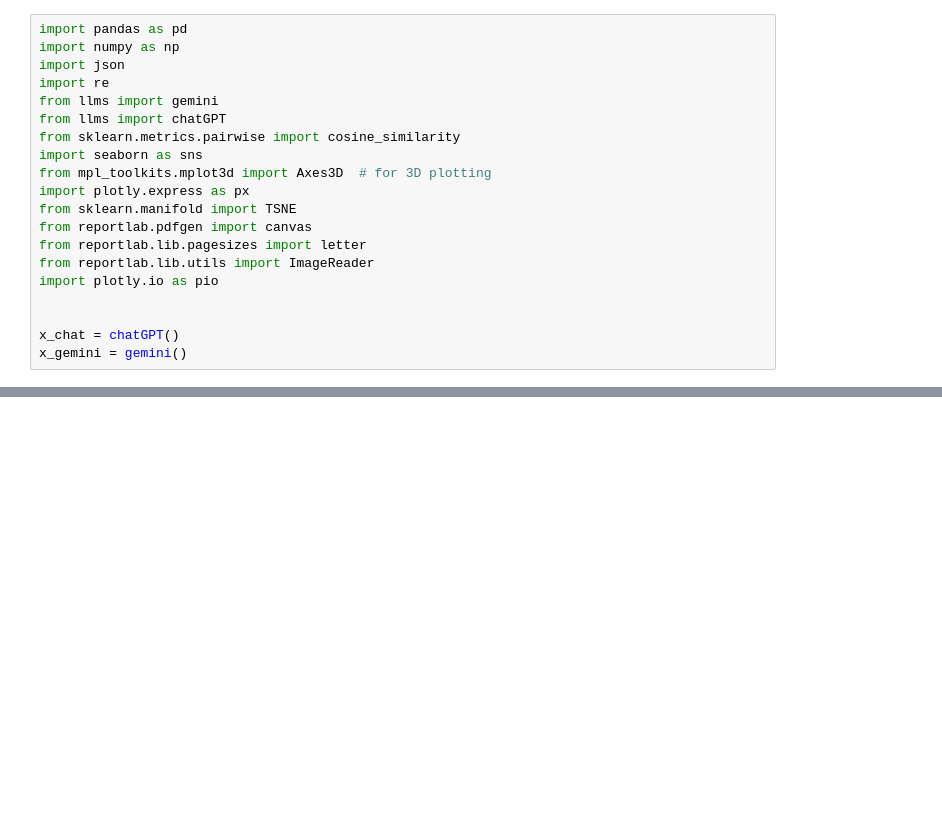
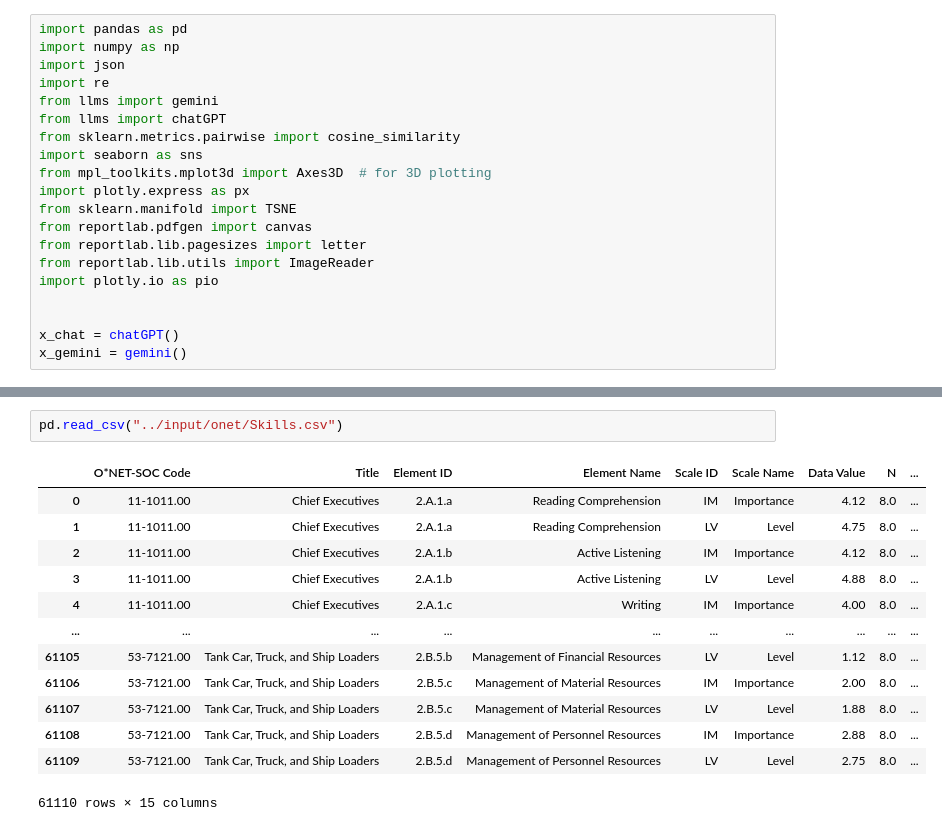
Before and after one commit to Julia-Susser/AI-Startup-Impact-on-US-Labor-Economy-via-Task-Automation, a Jupyter notebook: src/eda_data.ipynb, the cells around one changed output, grey strips where cells are left out. Saved outputs shown, nothing was run; the diff lists cells and outputs as text; blank space fills up the shorter version.

```diff
--- a/src/eda_data.ipynb
+++ b/src/eda_data.ipynb
@@ -67,3 +83,19 @@ df = df.merge(all_occupations,on=["Detailed Occupation","onet_title"])
 all_occupations = all_occupations.merge(wage_employment, on="Detailed Occupation")
 all_tasks = all_tasks.merge(wage_employment, on="Detailed Occupation")
 all_tasks = all_tasks.rename({"Title":"onet_title"},axis=1)
+# %%
+pd.read_csv("../input/onet/Skills.csv")
+# %% [output]
+|  | O*NET-SOC Code | Title | Element ID | Element Name | Scale ID | Scale Name | Data Value | N | ... |
+| 0 | 11-1011.00 | Chief Executives | 2.A.1.a | Reading Comprehension | IM | Importance | 4.12 | 8.0 | ... |
+| 1 | 11-1011.00 | Chief Executives | 2.A.1.a | Reading Comprehension | LV | Level | 4.75 | 8.0 | ... |
+| 2 | 11-1011.00 | Chief Executives | 2.A.1.b | Active Listening | IM | Importance | 4.12 | 8.0 | ... |
+| 3 | 11-1011.00 | Chief Executives | 2.A.1.b | Active Listening | LV | Level | 4.88 | 8.0 | ... |
+| 4 | 11-1011.00 | Chief Executives | 2.A.1.c | Writing | IM | Importance | 4.00 | 8.0 | ... |
+| ... | ... | ... | ... | ... | ... | ... | ... | ... | ... |
+| 61105 | 53-7121.00 | Tank Car, Truck, and Ship Loaders | 2.B.5.b | Management of Financial Resources | LV | Level | 1.12 | 8.0 | ... |
+| 61106 | 53-7121.00 | Tank Car, Truck, and Ship Loaders | 2.B.5.c | Management of Material Resources | IM | Importance | 2.00 | 8.0 | ... |
+| 61107 | 53-7121.00 | Tank Car, Truck, and Ship Loaders | 2.B.5.c | Management of Material Resources | LV | Level | 1.88 | 8.0 | ... |
+| 61108 | 53-7121.00 | Tank Car, Truck, and Ship Loaders | 2.B.5.d | Management of Personnel Resources | IM | Importance | 2.88 | 8.0 | ... |
+| 61109 | 53-7121.00 | Tank Car, Truck, and Ship Loaders | 2.B.5.d | Management of Personnel Resources | LV | Level | 2.75 | 8.0 | ... |
+61110 rows × 15 columns
```
Also changed, not shown: parts of 6 cells of this notebook, 15 other files.
